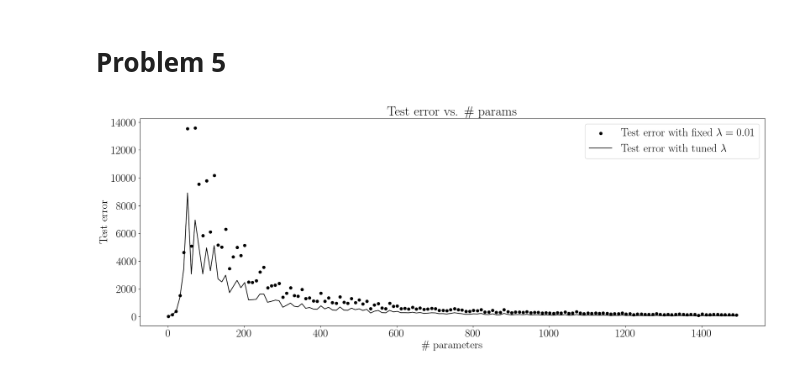
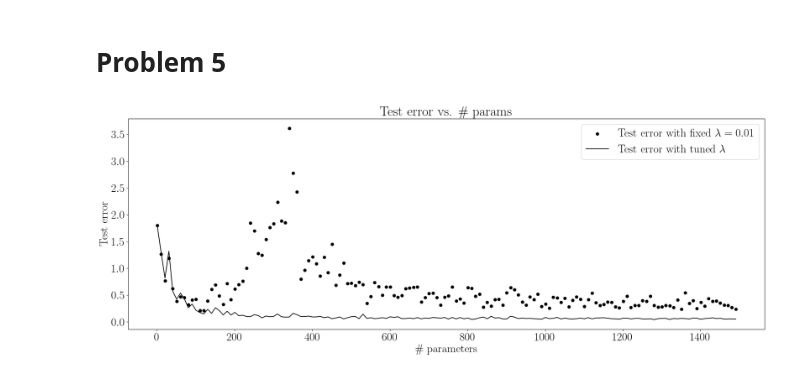
Before and after one commit to jmSNU/DNN, a Jupyter notebook: hw6/hw6.ipynb, the cells around one changed output. Drawn from its saved outputs; the diff is of its cells as text; code cells hidden in the pictures.

```diff
--- a/hw6/hw6.ipynb
+++ b/hw6/hw6.ipynb
@@ -99,44 +99,45 @@ num_params = np.arange(1,1501,10)
 errors_opt_lambda = []
 errors_fixed_lambda = []
 for p in num_params :
-    W = np.random.normal(0, 1/p, (p, d))
-    Relu = np.vectorize(lambda z: np.fmax(0,z))
-    phi = Relu(X_train @ W.T)
-    phi_val = Relu(X_val @ W.T)
-    phi_test = Relu(X_test @ W.T)
-    phi_gram = phi_val.T @ phi_val
-    lambda_opt = min(lambda_list, key = lambda lamb : np.linalg.norm(Y_val - phi_val @ np.linalg.pinv(phi_gram + lamb * np.eye(p)) @ phi_val.T @ Y_val))
+    W = np.random.randn(p, d) / np.sqrt(p)
+    X_train_transformed = np.maximum(X_train @ W.T, 0)
+    X_val_transformed = np.maximum(X_val @ W.T, 0)
+    X_test_transformed = np.maximum(X_test @ W.T, 0)
 
-    theta_fixed = np.linalg.pinv(phi_gram + 0.01 * np.eye(p)) @ phi.T @ Y_train
-    theta_opt = np.linalg.pinv(phi_gram + lambda_opt * np.eye(p)) @ phi.T @ Y_train
+    theta_fixed_lambda = np.linalg.solve(X_train_transformed.T @ X_train_transformed + 0.01 * np.eye(p), X_train_transformed.T @ Y_train)
+    errors_fixed_lambda.append(np.mean((X_test_transformed @ theta_fixed_lambda - Y_test) ** 2))
 
-    Y_test_pred_fixed = phi_test @ theta_fixed
-    Y_test_pred_opt = phi_test @ theta_opt
+    val_errors = []
+    for lambda_ in lambda_list:
+        theta_opt_lambda = np.linalg.solve(X_train_transformed.T @ X_train_transformed + lambda_ * np.eye(p), X_train_transformed.T @ Y_train)
+        val_errors.append(np.mean((X_val_transformed @ theta_opt_lambda - Y_val) ** 2))
+    optimal_lambda = lambda_list[np.argmin(val_errors)]
+    theta_opt_lambda = np.linalg.solve(X_train_transformed.T @ X_train_transformed + optimal_lambda * np.eye(p), X_train_transformed.T @ Y_train)
+    errors_opt_lambda.append(np.mean((X_test_transformed @ theta_opt_lambda - Y_test) ** 2))
 
-    errors_fixed_lambda.append(1/2*((Y_test-Y_test_pred_fixed)**2).sum() +0.01/2*np.linalg.norm(theta_fixed))
-    errors_opt_lambda.append(1/2*((Y_test-Y_test_pred_opt)**2).sum() + lambda_opt/2*np.linalg.norm(theta_fixed))
+
 """
 Step 3 : Plot the results
 """
 
 plt.figure(figsize = (24, 8))
 plt.rc('text', usetex = True)
 plt.rc('font', family = 'serif')
 plt.rc('font', size = 24)
 
 
 plt.scatter(num_params, errors_fixed_lambda, color = 'black',
             label = r"Test error with fixed $\lambda = 0.01$",
             )
 plt.legend()
 
 plt.plot(num_params, errors_opt_lambda, 'k', label = r"Test error with tuned $\lambda$")
 plt.legend()
 plt.xlabel(r'$\#$ parameters')
 plt.ylabel('Test error')
 plt.title(r'Test error vs. $\#$ params')
 
 plt.savefig('double_descent.png')
 plt.show()
 # %% [output]
-[figure, old version]
+[figure, new version]
```
Also changed, not shown: parts of 1 cell of this notebook, 8 other files.
